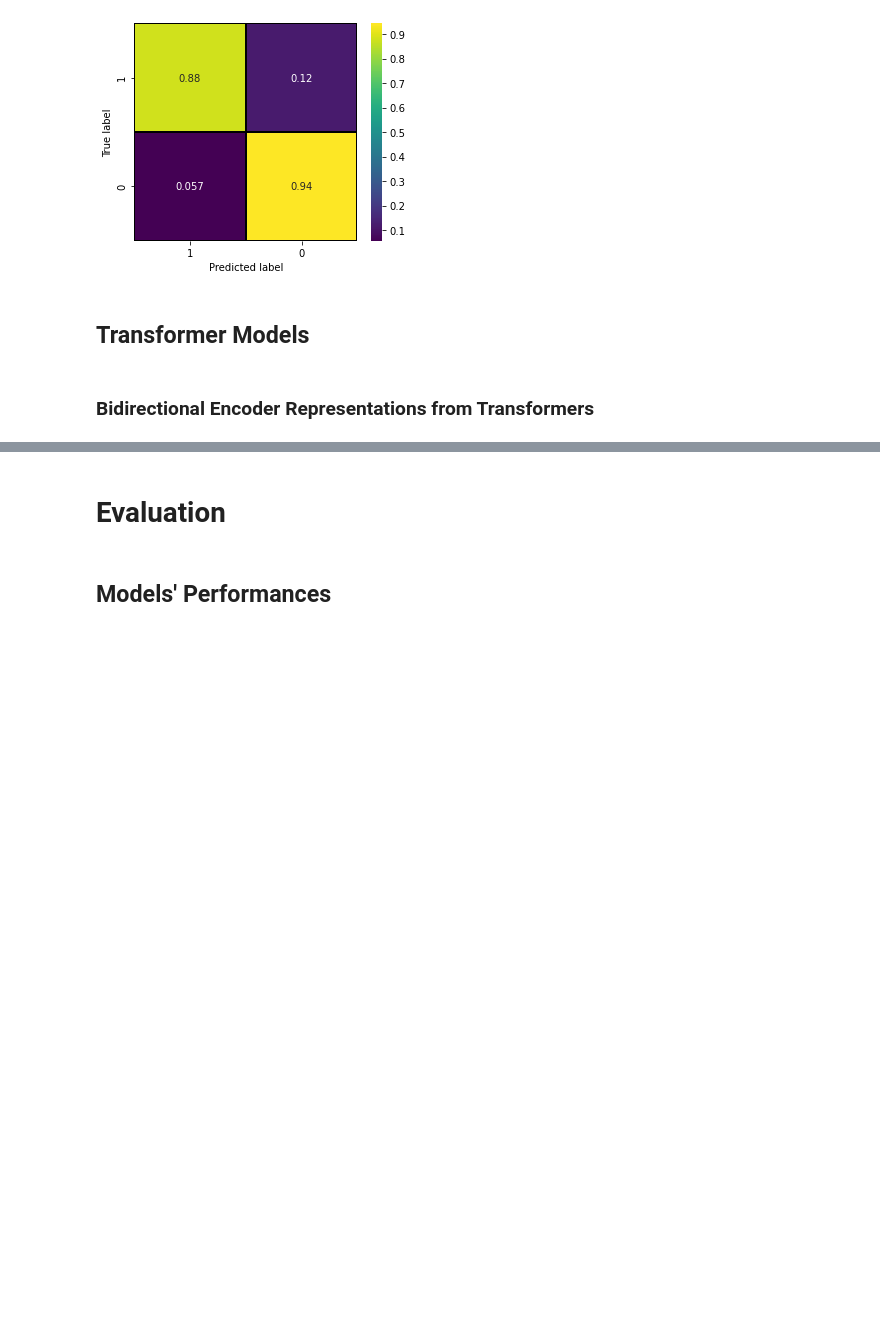
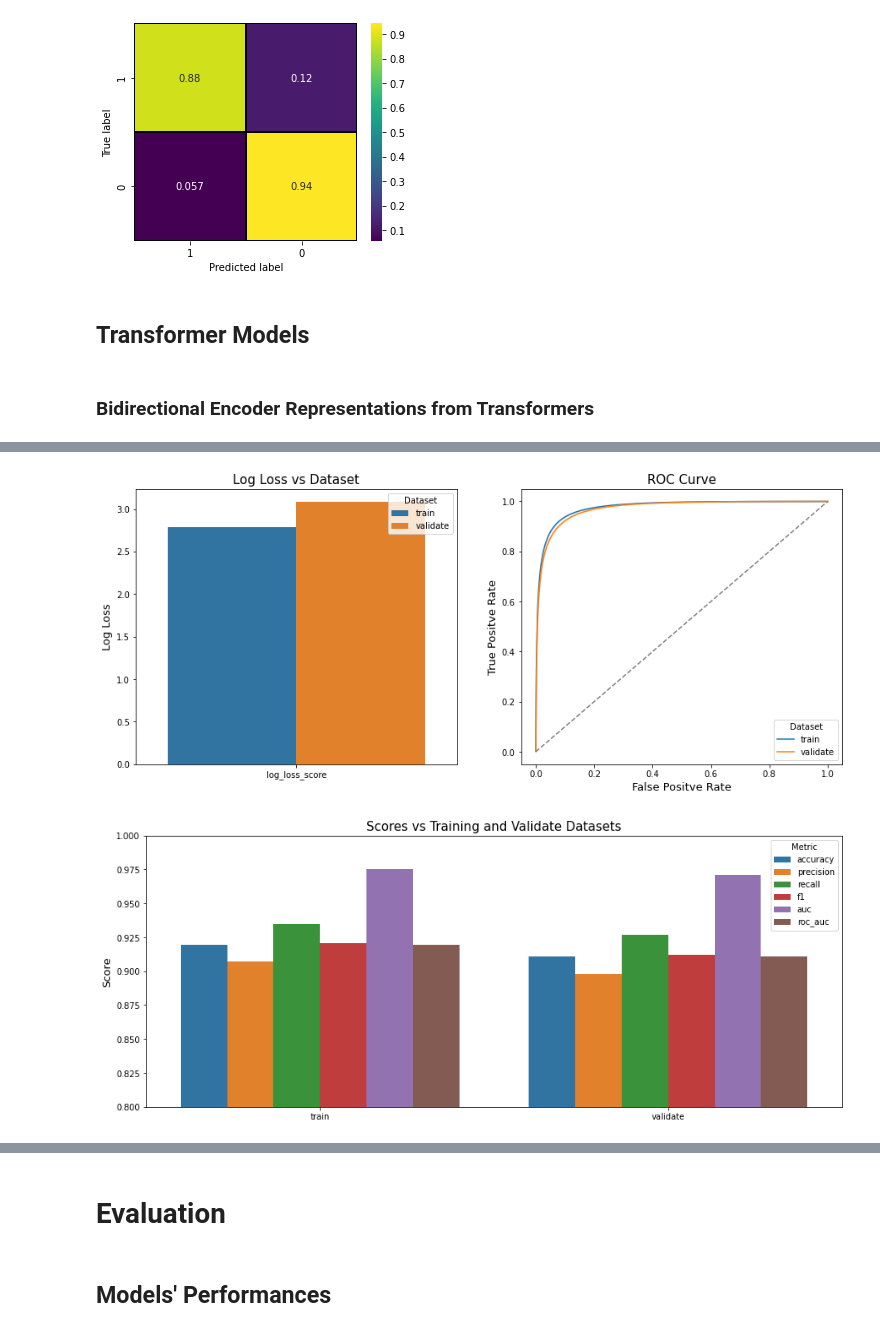
Before and after one commit to afanta-fi/Amazon_Review_Sentiment_Analysis, a Jupyter notebook: index.ipynb, the cells around one changed output, grey strips where cells are left out. Cells and saved outputs as stored; diff of their text form; code cells hidden in the pictures; blank space fills up the shorter version.

```diff
--- a/index.ipynb
+++ b/index.ipynb
@@ -1838,8 +2186,10 @@ Trainable params: 4,009,291
 Non-trainable params: 0
 _________________________________________________________________
 # %%
-bert_model.fit(train_texts,
-               y_train,
-               batch_size=128,
-               epochs=1,
-               validation_data=(val_texts, y_valid));
+if not fitted:
+    bert_model.fit(train_texts,
+                   y_train,
+                   batch_size=128,
+                   epochs=1,
+                   validation_data=(val_texts, y_valid));
+    bert_model.save('models/bert_tokenized_model.h5', save_format='tf')
@@ -1849,0 +2196,12 @@ Here is another implementation of BERT using DistelBERT.
+# %%
+if not fitted:
+    train_preds = bert_model.predict(train_texts)
+    val_preds = bert_model.predict(val_texts)
+    pickle.dump(train_preds, f)
+    pickle.dump(val_preds, f)
+    f.close()
+# %%
+predictions = pd.concat([dnn_res_to_pd(y_valid, val_preds,'validate'),
+                         dnn_res_to_pd(y_train, train_preds,'train')])
+bert_model.predictions = predictions
+bert_model.predictions
@@ -1849,0 +2212,5 @@ Here is another implementation of BERT using DistelBERT.
+# %%
+plot_predictions(bert_model, valid_test='validate')
+# %% [output]
+[figure, added]
+[figure, added]
```
Also changed, not shown: parts of 113 cells of this notebook.
